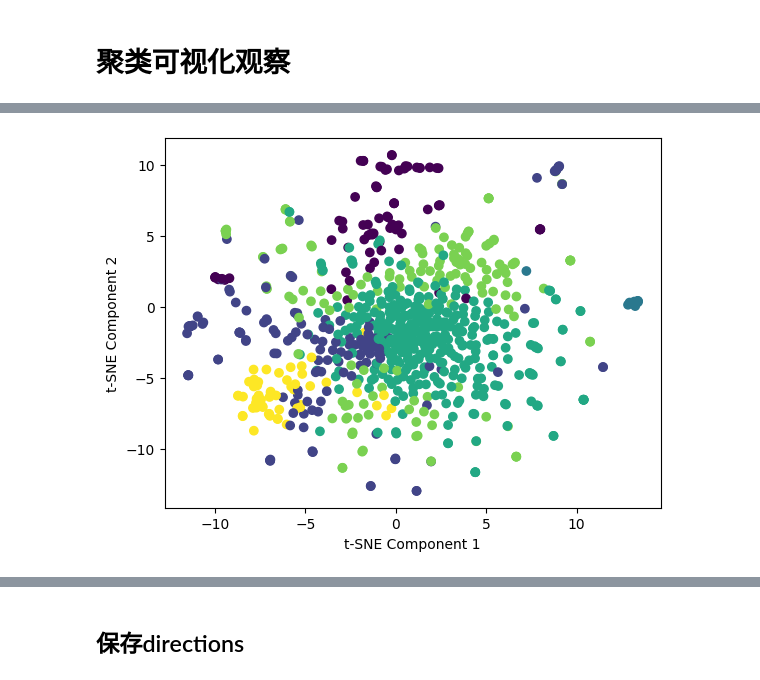
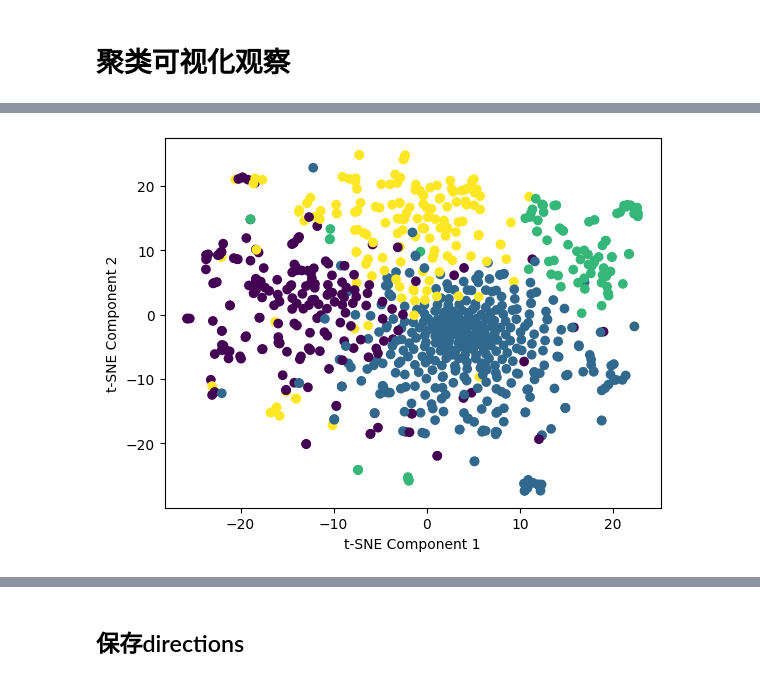
Before and after one commit to XianfengJiao/honest_llm, a Jupyter notebook: generate_direction_q_wise.ipynb, the cells around one changed output, grey strips where cells are left out. Saved outputs shown, nothing was run; the diff lists cells and outputs as text; code cells hidden in the pictures.

Commit message:
edit visualise cluster

```diff
--- a/generate_direction_q_wise.ipynb
+++ b/generate_direction_q_wise.ipynb
@@ -23,0 +22,29 @@ Found cached dataset truthful_qa (/data/wtl/hf_cache/truthful_qa/multiple_choice
+# %%
+def get_separated_activations(labels, head_wise_activations, categories):
+
+    # separate activations by question
+    dataset=load_dataset('truthful_qa', 'multiple_choice')['validation']
+    actual_labels = []
+    for i in range(len(dataset)):
+        actual_labels.append(dataset[i]['mc2_targets']['labels'])
+
+
+    idxs_to_split_at = np.cumsum([len(x) for x in actual_labels])
+
+    labels = list(labels)
+    categories = list(categories)
+    separated_labels = []
+    separated_categories = []
+    for i in range(len(idxs_to_split_at)):
+        if i == 0:
+            separated_labels.append(labels[:idxs_to_split_at[i]])
+            separated_categories.append(categories[:idxs_to_split_at[i]])
+        else:
+            separated_labels.append(labels[idxs_to_split_at[i-1]:idxs_to_split_at[i]])
+            separated_categories.append(categories[idxs_to_split_at[i-1]:idxs_to_split_at[i]])
+
+    separated_head_wise_activations = np.split(head_wise_activations, idxs_to_split_at)
+
+    return separated_head_wise_activations, separated_labels, separated_categories, idxs_to_split_at
+
+separated_head_wise_activations, separated_labels, separated_categories, idxs_to_split_at = get_separated_activations(labels, head_wise_activations, activation_categories)
@@ -40,19 +325,25 @@ head_wise_activation_directions.shape
 # %%
-# 每个问题的activation保留所有维度做t-SNE
+top_head_directions = []
+for question in range(len(head_wise_activation_directions)):
+    cur_top_head_directions = []
+    for layer, head in np.array(top_heads)[:24]:
+        cur_top_head_directions.append(head_wise_activation_directions[question, layer, head, :])
+    top_head_directions.append(np.array(cur_top_head_directions).mean(axis=0))
+
+top_head_directions = np.array(top_head_directions)
 
 # Perform clustering
-num_questions = head_wise_activation_directions.shape[0]
-kmeans = KMeans(n_clusters=6, random_state=42)
-cluster_labels = kmeans.fit_predict(head_wise_activation_directions.reshape(num_questions, -1))
+kmeans = KMeans(n_clusters=4, n_init=10, random_state=42)
+cluster_labels = kmeans.fit_predict(top_head_directions)
 
 # Apply t-SNE on the clustered data
 tsne = TSNE(n_components=2, random_state=42)
-tsne_result = tsne.fit_transform(head_wise_activation_directions.reshape(num_questions, -1))
+tsne_result = tsne.fit_transform(top_head_directions)
 
 # Plot the clustered points
 plt.scatter(tsne_result[:, 0], tsne_result[:, 1], c=cluster_labels)
 plt.xlabel('t-SNE Component 1')
 plt.ylabel('t-SNE Component 2')
 plt.show()
 # %% [output]
-[figure, old version]
+[figure, new version]
```
Also changed, not shown: parts of 17 cells of this notebook, 5 other files.
